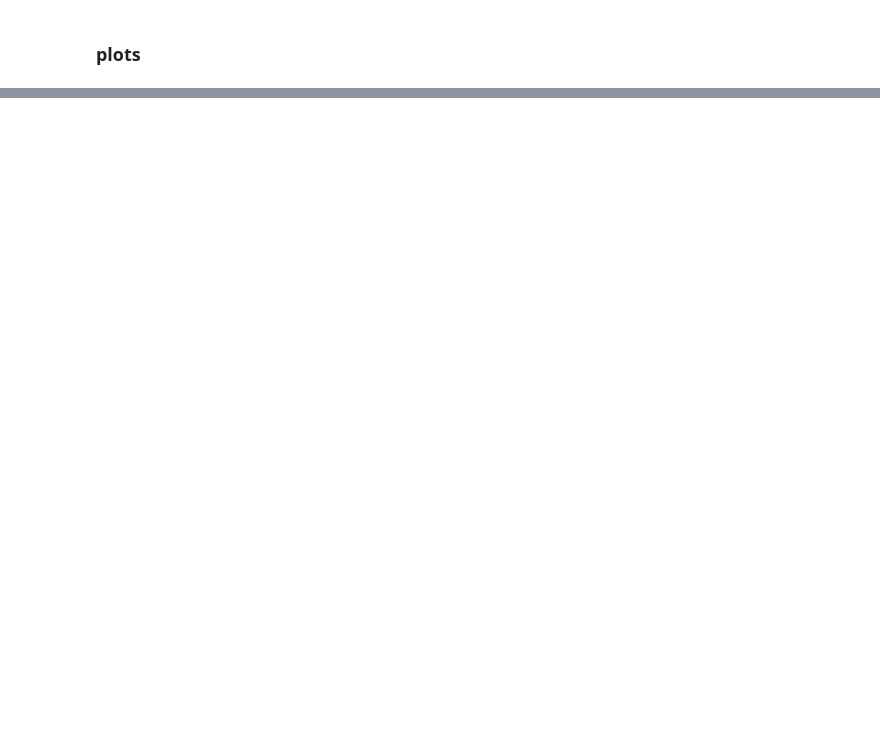
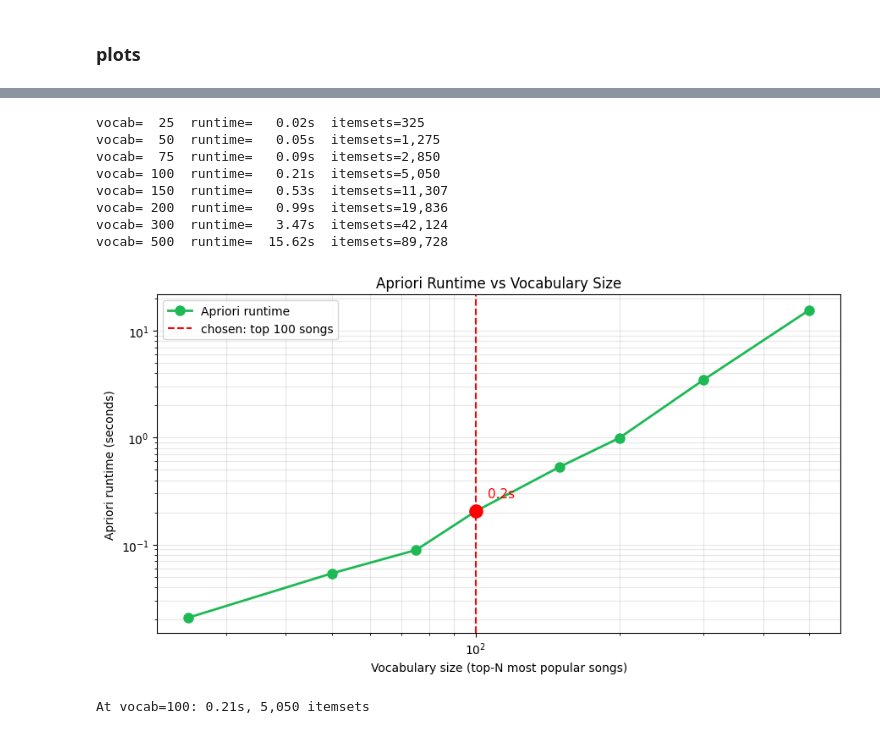
Before and after one commit to AidanDonnelly1/ear-worm, a Jupyter notebook: apriori.ipynb, the cells around one changed output, grey strips where cells are left out. Drawn from its saved outputs; the diff is of its cells as text; code cells hidden in the pictures; blank space fills up the shorter version.

```diff
--- a/apriori.ipynb
+++ b/apriori.ipynb
@@ -739,0 +595,76 @@ plt.show()
+# %%
+import time
+
+VOCAB_SIZES = [25, 50, 75, 100, 150, 200, 300, 500]
+TIMEOUT_SEC = 90  # bail out of the sweep if any single run exceeds this
+SWEEP_MIN_SUPPORT = 0.0005  # match the methodology paper's chosen threshold
+
+# count song frequencies once across the full transactions
+all_song_counts = Counter(item for t in transactions for item in t)
+
+vocab_runtimes = []
+vocab_itemset_counts = []
+vocab_sizes_actual = []
+
+for n in VOCAB_SIZES:
+    top_n_songs = {s for s, _ in all_song_counts.most_common(n)}
+    filtered = [[s for s in t if s in top_n_songs] for t in transactions]
+    filtered = [t for t in filtered if len(t) >= 2]
+
+    te_sweep = TransactionEncoder()
+    df_sweep = pd.DataFrame(te_sweep.fit_transform(filtered), columns=te_sweep.columns_)
+
+    start = time.perf_counter()
+    freq_sweep = apriori(df_sweep, min_support=SWEEP_MIN_SUPPORT,
+                         use_colnames=True, max_len=2)
+    elapsed = time.perf_counter() - start
+
+    vocab_sizes_actual.append(n)
+    vocab_runtimes.append(elapsed)
+    vocab_itemset_counts.append(len(freq_sweep))
+    print(f"vocab={n:>4}  runtime={elapsed:>7.2f}s  itemsets={len(freq_sweep):,}")
+
+    if elapsed > TIMEOUT_SEC:
+        print(f"  hit timeout, stopping sweep")
+        break
+
+CHOSEN_VOCAB = 100  # match what the notebook actually uses
+
+fig, ax = plt.subplots(figsize=(9, 5))
+ax.plot(vocab_sizes_actual, vocab_runtimes, 'o-',
+        color=COLOR_MBA, linewidth=2, markersize=8, label='Apriori runtime')
+
+# Mark the chosen vocabulary
+chosen_idx = vocab_sizes_actual.index(CHOSEN_VOCAB) if CHOSEN_VOCAB in vocab_sizes_actual else None
+if chosen_idx is not None:
+    ax.axvline(CHOSEN_VOCAB, color='red', linestyle='--', linewidth=1.5,
+               label=f'chosen: top {CHOSEN_VOCAB} songs')
+    ax.scatter([CHOSEN_VOCAB], [vocab_runtimes[chosen_idx]], color='red', s=120, zorder=5)
+    ax.annotate(f'{vocab_runtimes[chosen_idx]:.1f}s',
+                xy=(CHOSEN_VOCAB, vocab_runtimes[chosen_idx]),
+                xytext=(10, 12), textcoords='offset points',
+                fontsize=11, color='red')
+
+ax.set_xscale('log')
+ax.set_yscale('log')   # runtime grows roughly exponentially, log shows it cleanly
+ax.set_xlabel('Vocabulary size (top-N most popular songs)')
+ax.set_ylabel('Apriori runtime (seconds)')
+ax.set_title('Apriori Runtime vs Vocabulary Size')
+ax.grid(True, which='both', alpha=0.3)
+ax.legend()
+plt.tight_layout()
+plt.show()
+
+print(f"\nAt vocab={CHOSEN_VOCAB}: {vocab_runtimes[chosen_idx]:.2f}s, "
+      f"{vocab_itemset_counts[chosen_idx]:,} itemsets")
+# %% [output]
+vocab=  25  runtime=   0.02s  itemsets=325
+vocab=  50  runtime=   0.05s  itemsets=1,275
+vocab=  75  runtime=   0.09s  itemsets=2,850
+vocab= 100  runtime=   0.21s  itemsets=5,050
+vocab= 150  runtime=   0.53s  itemsets=11,307
+vocab= 200  runtime=   0.99s  itemsets=19,836
+vocab= 300  runtime=   3.47s  itemsets=42,124
+vocab= 500  runtime=  15.62s  itemsets=89,728
+[figure, added]
+At vocab=100: 0.21s, 5,050 itemsets
```
Also changed, not shown: parts of 20 cells of this notebook, 1 other file.
